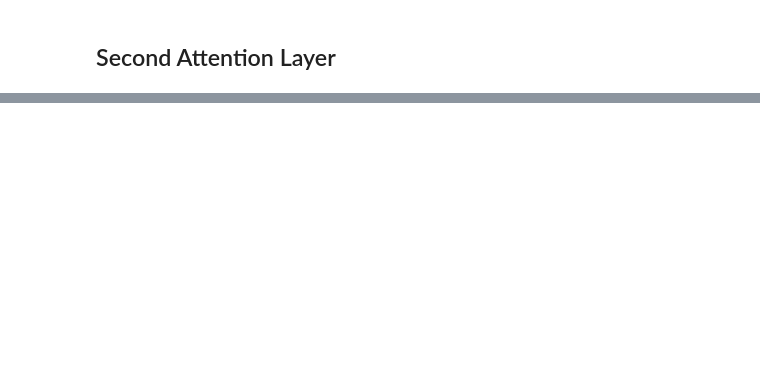
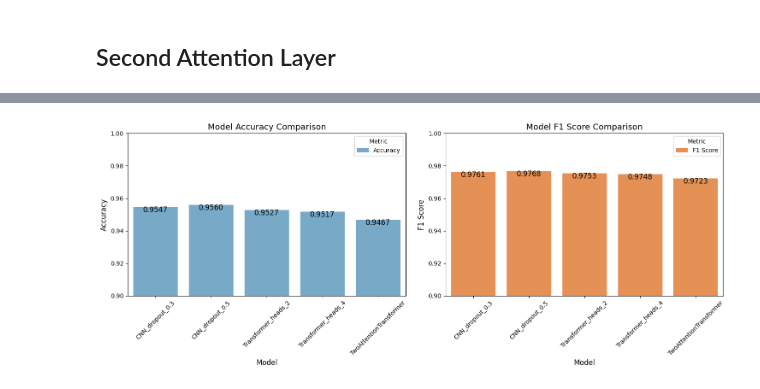
Before and after one commit to CloudMelanie/ml_lab7, a Jupyter notebook: main.ipynb, the cells around one changed output, grey strips where cells are left out. Cells and saved outputs as stored; diff of their text form; code cells hidden in the pictures; blank space fills up the shorter version.

Commit message:
Finished Model Part 2. Beware the unholy runtime.

```diff
--- a/main.ipynb
+++ b/main.ipynb
@@ -409,0 +467,58 @@ plt.show()
+# %%
+import seaborn as sns
+import pandas as pd
+import matplotlib.pyplot as plt
+
+# Prepare the data
+metrics_df = pd.DataFrame(metrics).T.reset_index()
+metrics_df = metrics_df.rename(columns={'index': 'Model'})
+
+# Melt the dataframe to have 'Model' as one column and 'Metric' and 'Score' as separate columns
+metrics_long = metrics_df.melt(id_vars='Model', var_name='Metric', value_name='Score')
+
+# Create a figure with two subplots for Accuracy and F1 Score
+fig, axes = plt.subplots(1, 2, figsize=(15, 6))
+
+# Accuracy Plot (using a distinct color palette)
+sns.barplot(data=metrics_long[metrics_long['Metric'] == 'Accuracy'],
+            x='Model', y='Score', hue='Metric', ax=axes[0], palette='Blues')
+
+# Add annotations for accuracy scores (inside the bars)
+for p in axes[0].patches:
+    height = p.get_height()
+    axes[0].annotate(f'{height:.4f}',
+                     (p.get_x() + p.get_width() / 2., height),
+                     ha='center', va='center',
+                     fontsize=12, color='black',
+                     xytext=(0, -5), textcoords='offset points')  # Adjusted to be inside the bars
+
+axes[0].set_title("Model Accuracy Comparison", fontsize=14)
+axes[0].set_xlabel("Model", fontsize=12)
+axes[0].set_ylabel("Accuracy", fontsize=12)
+axes[0].tick_params(axis='x', rotation=45)
+axes[0].set_ylim(0.90, 1)  # Set y-axis scale from 0.90 to 1 for accuracy
+
+# F1 Score Plot (using a different color palette)
+sns.barplot(data=metrics_long[metrics_long['Metric'] == 'F1 Score'],
+            x='Model', y='Score', hue='Metric', ax=axes[1], palette='Oranges')
+
+# Add annotations for F1 scores (inside the bars)
+for p in axes[1].patches:
+    height = p.get_height()
+    axes[1].annotate(f'{height:.4f}',
+                     (p.get_x() + p.get_width() / 2., height),
+                     ha='center', va='center',
+                     fontsize=12, color='black',
+                     xytext=(0, -5), textcoords='offset points')
+
+axes[1].set_title("Model F1 Score Comparison", fontsize=14)
+axes[1].set_xlabel("Model", fontsize=12)
+axes[1].set_ylabel("F1 Score", fontsize=12)
+axes[1].tick_params(axis='x', rotation=45)
+axes[1].set_ylim(0.90, 1)  # Set y-axis scale from 0.90 to 1
+
+# Adjust layout to avoid overlap
+plt.tight_layout()
+plt.show()
+# %% [output]
+[figure, added]
```
Also changed, not shown: parts of 6 cells of this notebook.
